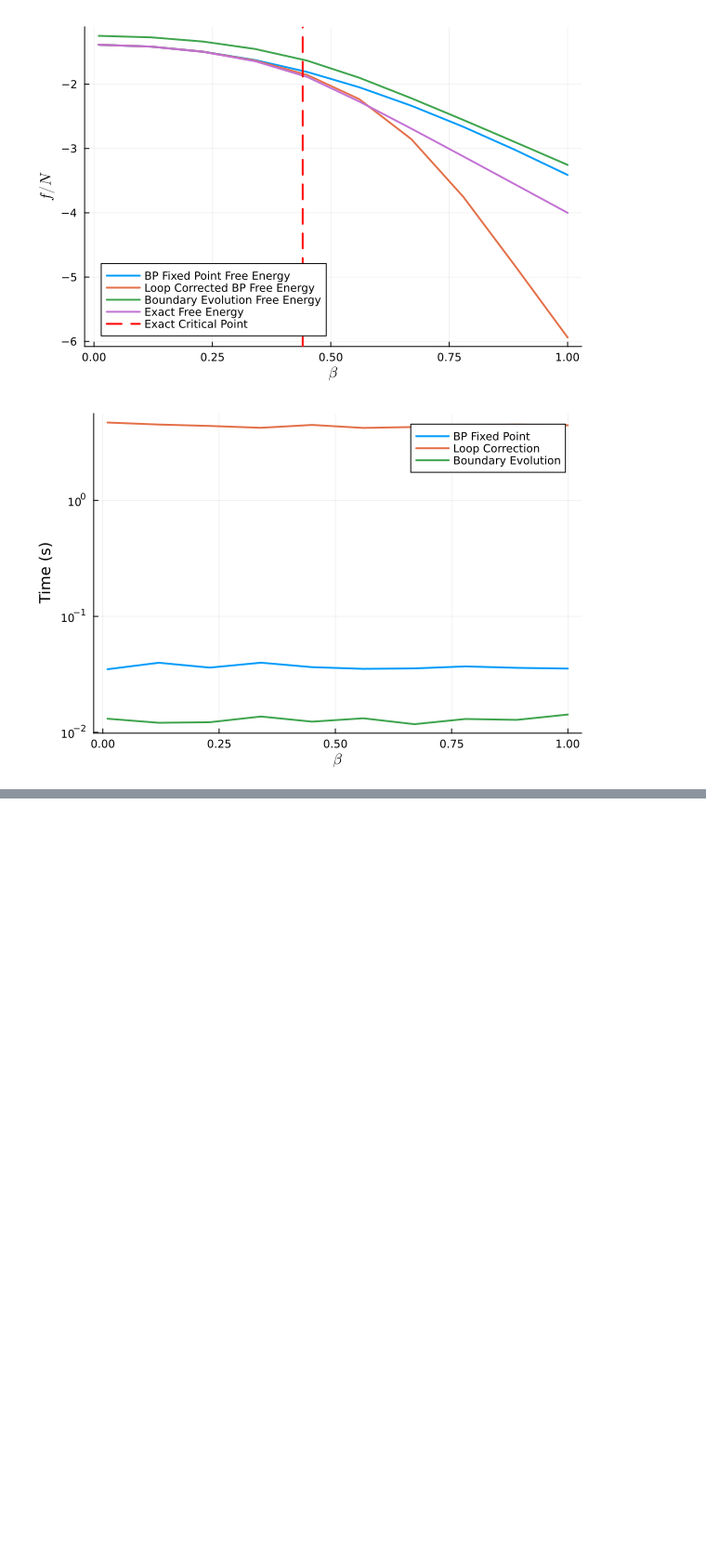
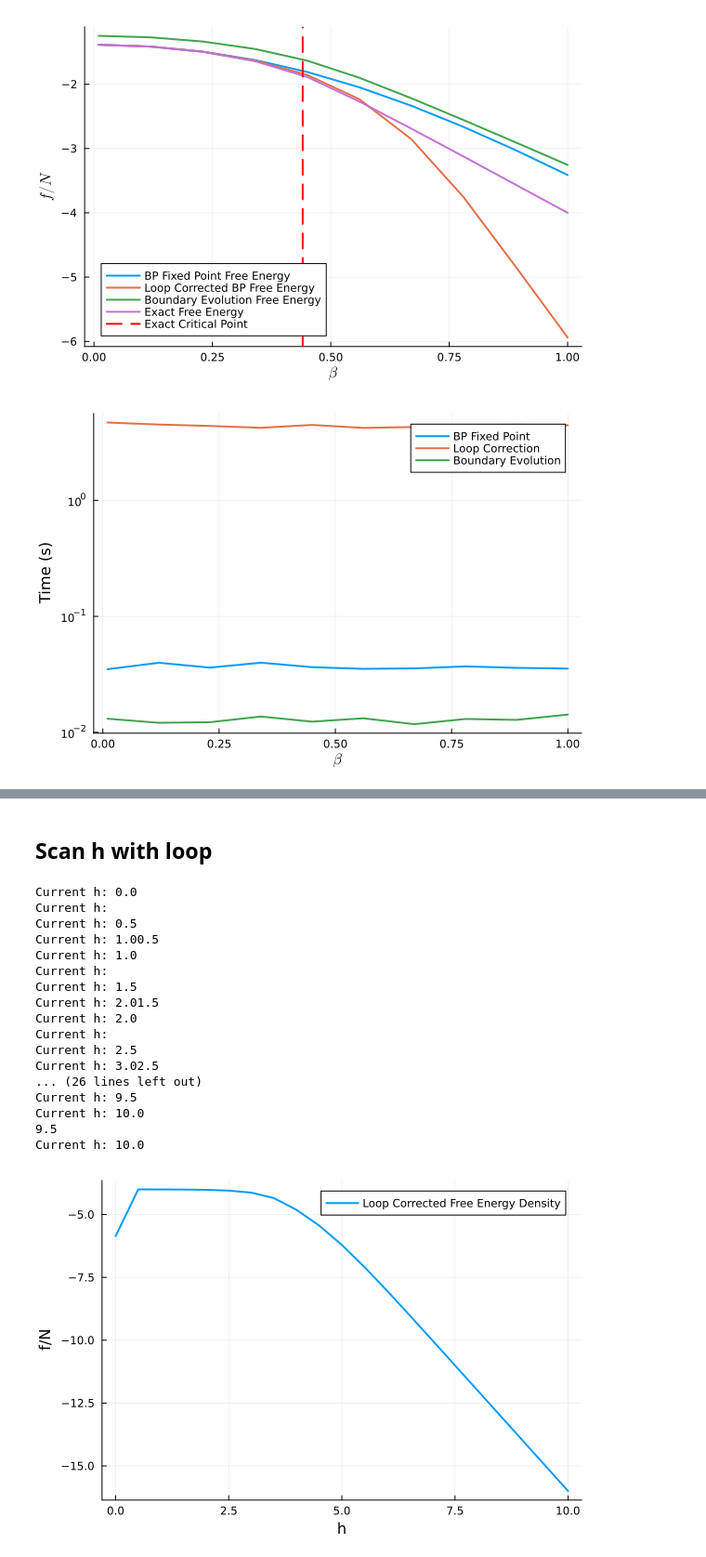
Before and after one commit to siddhant-midha/TNBP, a Jupyter notebook: loop_correction.ipynb, the cells around one changed output, grey strips where cells are left out. Shown at 93% size. Drawn from its saved outputs; the diff is of its cells as text; code cells hidden in the pictures; blank space fills up the shorter version.

Commit message:
add h scan

```diff
--- a/loop_correction.ipynb
+++ b/loop_correction.ipynb
@@ -289,9 +289,10 @@ normalize_tensor (generic function with 1 method)
 L = 6
 g = periodic_square_lattice(L)
 N = L^2
+h = 0.
 
 β = .4
-T,indmat = get_ising_tn(g,N,β;h=0.)
+T,indmat = get_ising_tn(g,N,β;h=h)
 messages = get_messages(g,indmat,2,N)
 messages = message_passing(T,g,messages,indmat);
 
@@ -455,0 +539,50 @@ plot!(βs, boundary_evolution_time, label="Boundary Evolution", linewidth=2)
+# %% [markdown]
+## Scan h with loop
+# %%
+# Scan h from 0 to 10 at fixed β=1 using log loop expansion
+β = 1.0
+L = 6
+N = L^2
+hvals = range(0, 10, length=21)
+
+log_correction_l = []
+for h in hvals
+    println("Current h: ", h)
+    g = periodic_square_lattice(L)
+    T,indmat = get_ising_tn(g,N,β;h=h)
+    messages = get_messages(g,indmat,2,N)
+    messages = message_passing(T,g,messages,indmat);
+    Z_l = get_fixed_point_list(T,g,messages,indmat,N)
+    Z_product = prod(Z_l)
+    T_normalized = normalize_tensor(T,Z_l,N)
+    logZ = 0
+    logZ += logZCorrection4th(loop_contribution,L,L,g,messages,T_normalized,indmat,N)
+    logZ += logZCorrection6th(loop_contribution,L,L,g,messages,T_normalized,indmat,N)
+    logZ += logZCorrection7th(loop_contribution,L,L,g,messages,T_normalized,indmat,N)
+    logZ += logZCorrection8th(loop_contribution,L,L,g,messages,T_normalized,indmat,N)
+    logZ += logZCorrection9th(loop_contribution,L,L,g,messages,T_normalized,indmat,N)
+    logZ += logZCorrection10th(loop_contribution,L,L,g,messages,T_normalized,indmat,N)
+    logZ += log(Z_product)
+    push!(log_correction_l, real(-logZ)/N)
+end
+
+plot(hvals, log_correction_l, label="Loop Corrected Free Energy Density", xlabel="h", ylabel="f/N", linewidth=2)
+# %% [output]
+Current h: 0.0
+Current h:
+Current h: 0.5
+Current h: 1.00.5
+Current h: 1.0
+Current h:
+Current h: 1.5
+Current h: 2.01.5
+Current h: 2.0
+Current h:
+Current h: 2.5
+Current h: 3.02.5
+... (26 lines left out)
+Current h: 9.5
+Current h: 10.0
+9.5
+Current h: 10.0
+[figure, added]
```
Also changed, not shown: parts of 7 cells of this notebook.
